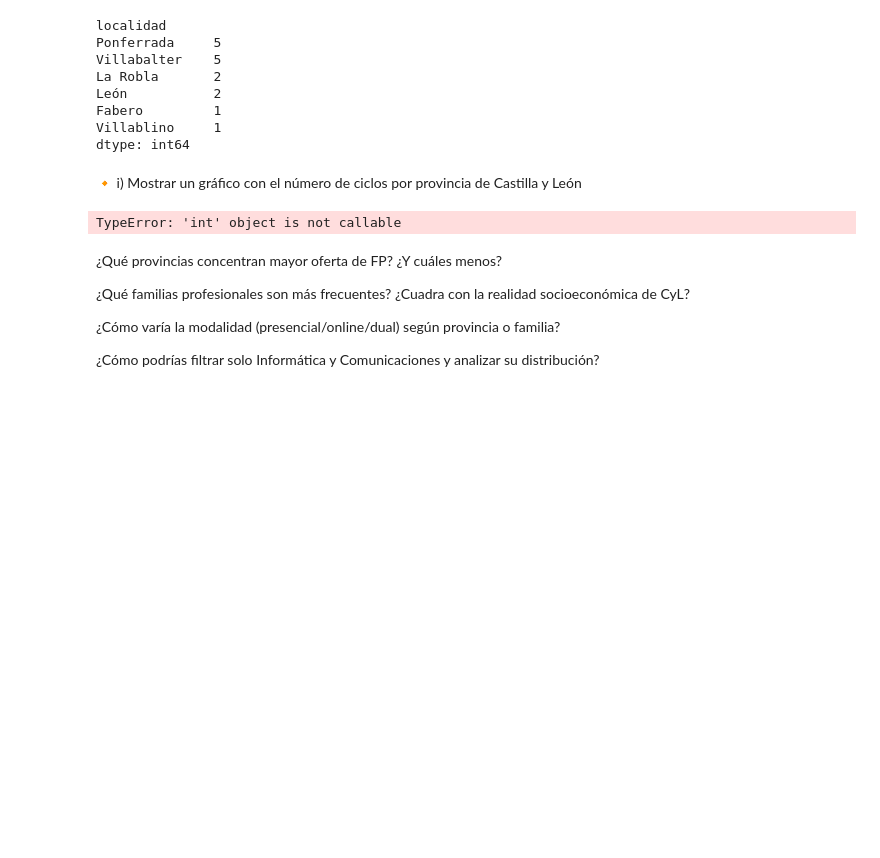
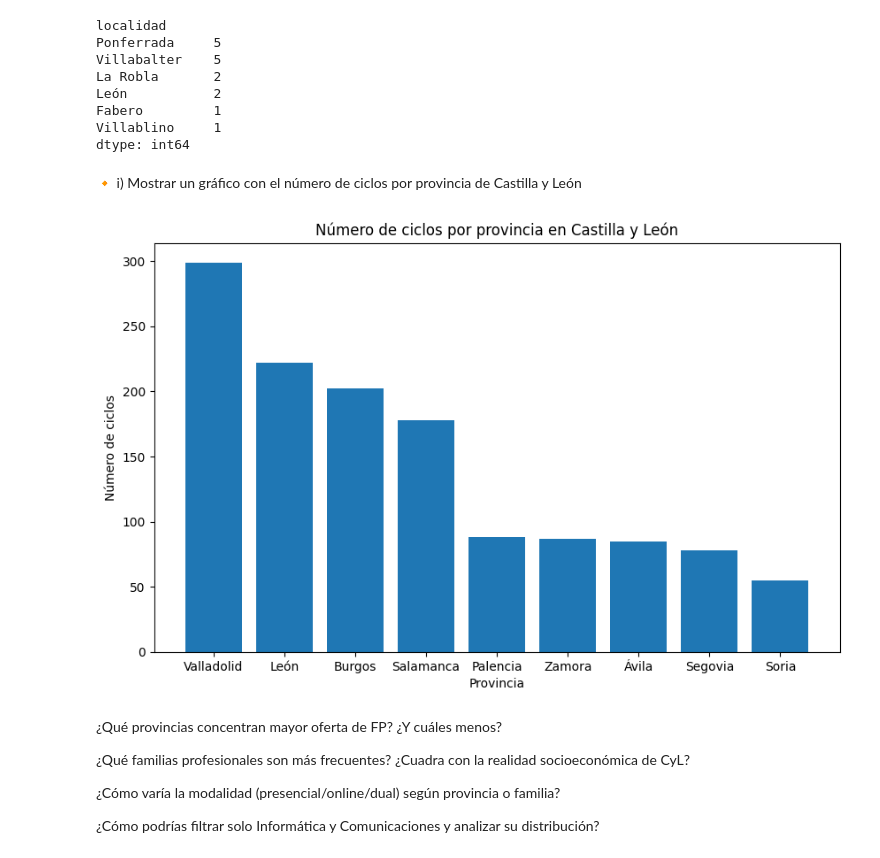
Before and after one commit to Ciclo-Especializacion-IA-y-BigData/actividad-numpy-y-pandas-KevinSilvares, a Jupyter notebook: Tutorial_Pandas.ipynb, the cells around one changed output. Drawn from its saved outputs; the diff is of its cells as text; code cells hidden in the pictures; blank space fills up the shorter version.

```diff
--- a/Tutorial_Pandas.ipynb
+++ b/Tutorial_Pandas.ipynb
@@ -2670,13 +2699,24 @@ Villablino     1
 dtype: int64
 # %% [markdown]
 🔸 i) Mostrar un gráfico con el número de ciclos por provincia de Castilla y León
-# %%
-import matplotlib.pyplot as plt
-
-plt.bar(df_limpio["provincia"], df_limpio.value_counts("provincia"))
-plt.show()
-# %% [output]
-TypeError: 'int' object is not callable
+# %%
+import matplotlib.pyplot as plt
+
+provincias_cyl = ["Ávila", "Burgos", "León", "Palencia", "Salamanca",
+    "Segovia", "Soria", "Valladolid", "Zamora"]
+
+
+df_cyl = df_limpio[df_limpio["provincia"].isin(provincias_cyl)]
+cantidad = df_cyl["provincia"].value_counts()
+
+plt.figure(figsize = (10, 6))
+plt.bar(cantidad.index, cantidad.values)
+plt.xlabel("Provincia")
+plt.ylabel("Número de ciclos")
+plt.title("Número de ciclos por provincia en Castilla y León")
+plt.show()
+# %% [output]
+[figure, added]
 # %% [markdown]
 ¿Qué provincias concentran mayor oferta de FP? ¿Y cuáles menos?
 
```
Also changed, not shown: parts of 9 cells of this notebook.
